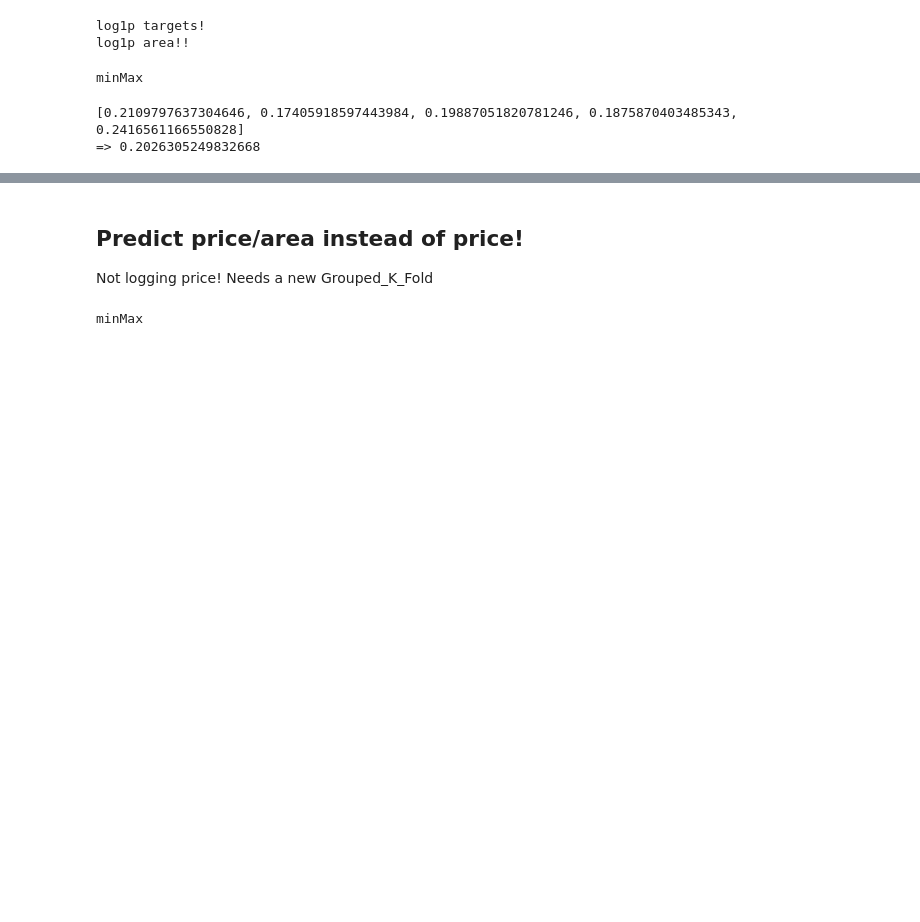
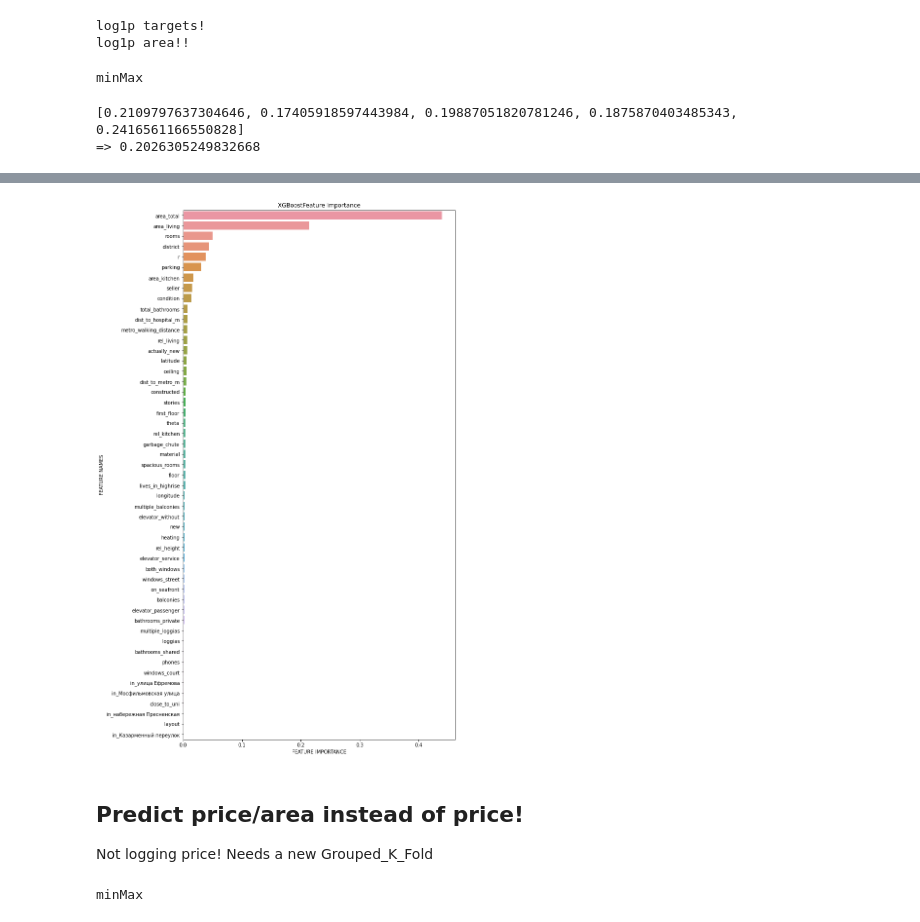
Before and after one commit to henrfj/TDT4173-ML, a Jupyter notebook: henrik-testsite/henrik_boosting.ipynb, the cells around one changed output, grey strips where cells are left out. Cells and saved outputs as stored; diff of their text form; code cells hidden in the pictures; blank space fills up the shorter version.

```diff
--- a/henrik-testsite/henrik_boosting.ipynb
+++ b/henrik-testsite/henrik_boosting.ipynb
@@ -941,3 +948,9 @@ SyntaxError: invalid syntax (Temp/ipykernel_18564/1182637003.py, line 1)
+# %%
+plot_feature_importance(
+    best_model.feature_importances_,train_labels.drop(["building_id"], axis=1).columns.tolist(),
+    model_type="XGBoost")
+# %% [output]
+[figure, added]
 # %% [markdown]
 ## Predict price/area instead of price!
 
```
Also changed, not shown: parts of 2 cells of this notebook, 2 other files.
